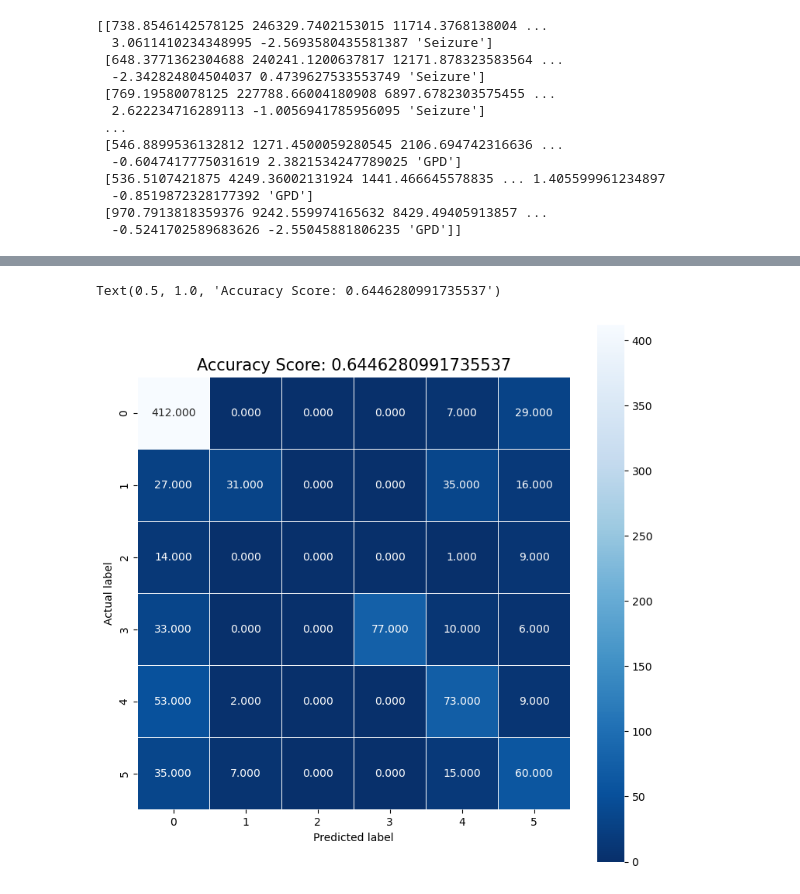
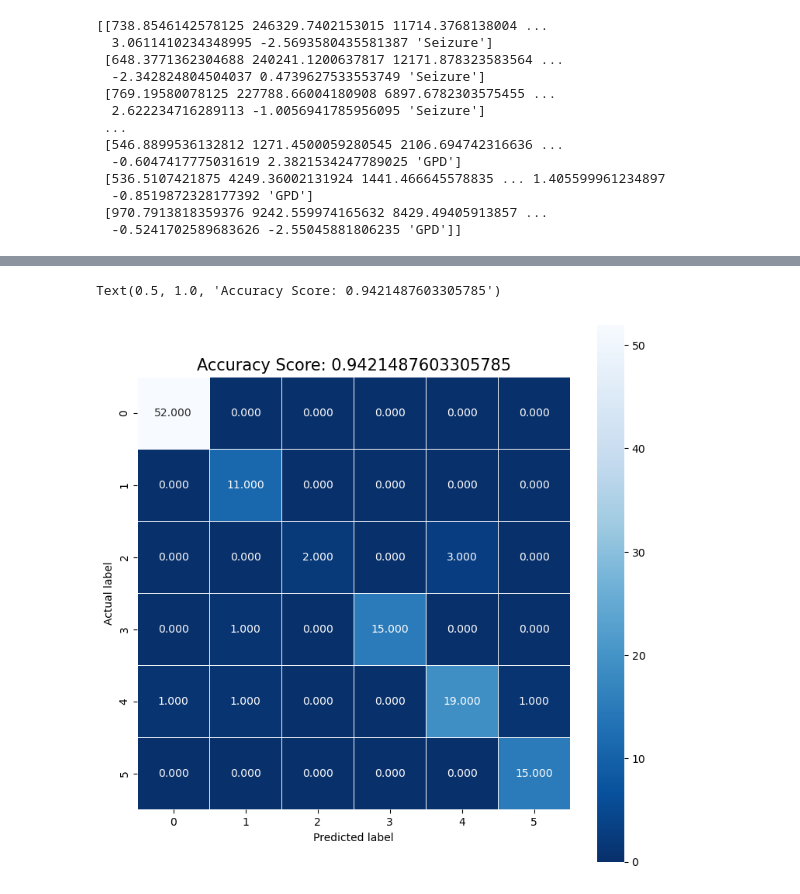
Before and after one commit to BrennanLagasse/HMS-Brain-Activity-Classification, a Jupyter notebook: first_try.ipynb, the cells around one changed output, grey strips where cells are left out. Drawn from its saved outputs; the diff is of its cells as text; code cells hidden in the pictures.

Commit message:
prelim results

```diff
--- a/first_try.ipynb
+++ b/first_try.ipynb
@@ -85,0 +83,38 @@ Please also refer to the documentation for alternative solver options:
+# %%
+# Test out a number of models
+models = []
+val_scores = []
+solvers = ['liblinear', 'newton-cg', 'lbfgs', 'sag', 'saga']
+
+for solver in solvers:
+
+    model = LogisticRegression(solver=solver)
+
+    model.fit(x_train, y_train)
+
+    models.append(model)
+
+    predictions_train = model.predict(x_train)
+    score_train = model.score(x_train, y_train)
+
+    predictions_val = model.predict(x_val)
+    score_val = model.score(x_val, y_val)
+
+    val_scores.append(score_val)
+
+    print('Solver: {}'.format(solver))
+    print('Training accuracy: {:0.5f}  Validation accuracy: {:0.2f}%'.format(score_train*100, score_val*100))
+
+# Choose the best model based on highest validation accuracy
+print(val_scores)
+best_model_idx = np.argmax(val_scores)
+best_model = models[best_model_idx]
+
+# Sanity check
+print('Best solver: {}'.format(solvers[best_model_idx]))
+
+# Best solver on the test set
+predictions_test = best_model.predict(x_test)
+score_test = best_model.score(x_test, y_test)
+
+print("The test results.... {:0.2f}%".format(score_test*100))
@@ -86,11 +142,11 @@ Please also refer to the documentation for alternative solver options:
 # %%
-cm = skmetrics.confusion_matrix(y_train, predictions_train)
+cm = skmetrics.confusion_matrix(y_test, predictions_test)
 plt.figure(figsize=(9,9))
 sns.heatmap(cm, annot=True, fmt=".3f", linewidths=.5, square = True, cmap = 'Blues_r')
 plt.ylabel('Actual label')
 plt.xlabel('Predicted label')
 all_sample_title = 'Accuracy Score: {0}'.format(score_test)
 plt.title(all_sample_title, size = 15)
 # %% [output]
-Text(0.5, 1.0, 'Accuracy Score: 0.6446280991735537')
+Text(0.5, 1.0, 'Accuracy Score: 0.9421487603305785')
-[figure, old version]
+[figure, new version]
```
Also changed, not shown: parts of 4 cells of this notebook.
